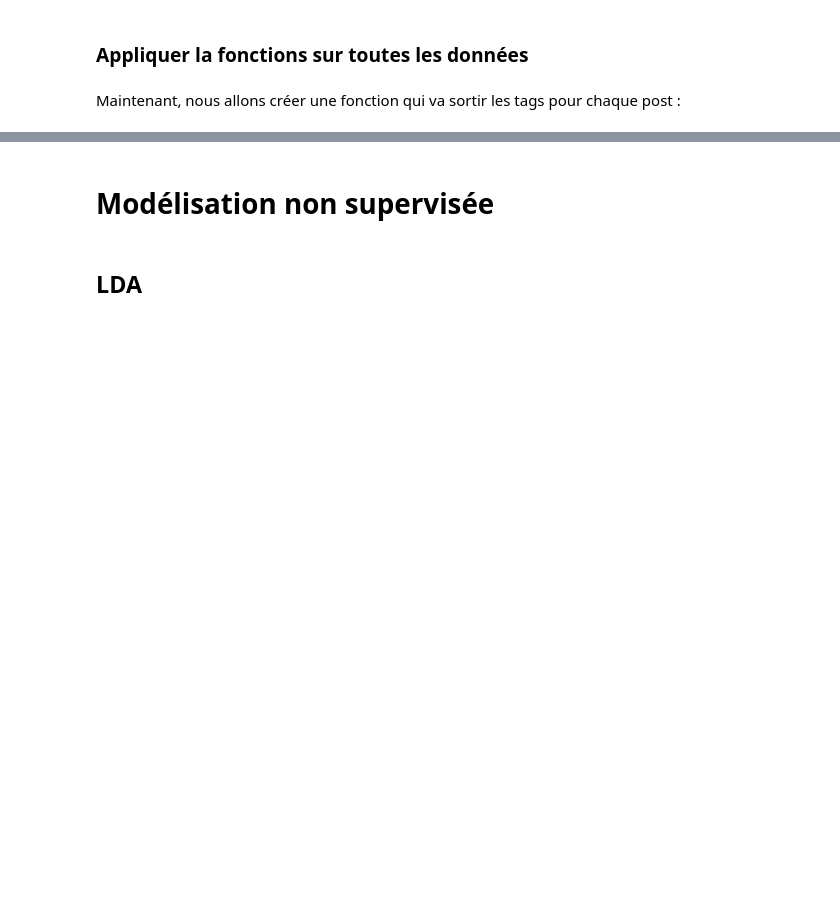
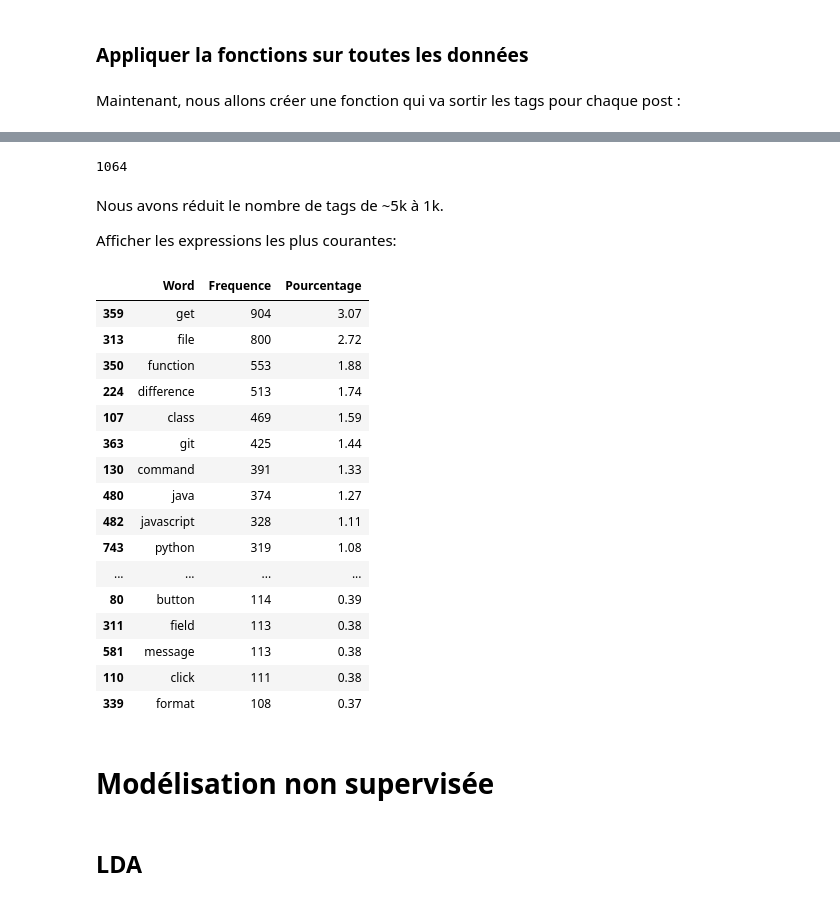
Before and after one commit to Lenka-St/Projet5, a Jupyter notebook: Notebook2_Modelisation.ipynb, the cells around one changed output, grey strips where cells are left out. Saved outputs shown, nothing was run; the diff lists cells and outputs as text; code cells hidden in the pictures; blank space fills up the shorter version.

```diff
--- a/Notebook2_Modelisation.ipynb
+++ b/Notebook2_Modelisation.ipynb
@@ -480,0 +573,21 @@ tags
+# %%
+#Second execution after stop-words update
+print ("Creating the bag of words...\n")
+
+# Initialize the "CountVectorizer" object, which is scikit-learn's
+# bag of words tool.
+vectorizer = CountVectorizer(analyzer = "word",   \
+                             tokenizer = None,    \
+                             preprocessor = None, \
+                             strip_accents=None,
+                             max_features = 5000,
+                             lowercase=False,
+                             stop_words = None)
+
+
+# fit_transform() does two functions: First, it fits the model
+# and learns the vocabulary; second, it transforms our training data
+# into feature vectors. The input to fit_transform should be a list of
+# strings.
+
+predicted_tags_bow = vectorizer.fit_transform(predicted_tags_str)
@@ -480,0 +596,5 @@ tags
+# %%
+predicted_tags_bow = predicted_tags_bow.toarray()
+# %%
+# Create a vocabulary of features
+predicted_tags_vocab_bow = vectorizer.get_feature_names()
@@ -481,3 +614,38 @@ tags
+# %%
+len(predicted_tags_vocab_bow)
+# %% [output]
+1064
+# %% [markdown]
+Nous avons réduit le nombre de tags de ~5k à 1k.
+
+Afficher les expressions les plus courantes:
+# %%
+# Sum up the counts of each vocabulary word
+predicted_tags_dist_bow = np.sum(predicted_tags_bow, axis=0)
+# %%
+freq_tags_bow = DataFrame(zip(predicted_tags_vocab_bow, predicted_tags_dist_bow))
+freq_tags_bow.rename({0:'Word', 1:'Frequence'}, axis = 1, inplace = True)
+freq_tags_bow.sort_values(['Frequence'], inplace = True, ascending=False)
+freq_tags_bow['Pourcentage'] = round(freq_tags_bow['Frequence']*100/sum(freq_tags_bow['Frequence']),2)
+freq_tags_bow[:50]
+# %% [output]
+|  | Word | Frequence | Pourcentage |
+| 359 | get | 904 | 3.07 |
+| 313 | file | 800 | 2.72 |
+| 350 | function | 553 | 1.88 |
+| 224 | difference | 513 | 1.74 |
+| 107 | class | 469 | 1.59 |
+| 363 | git | 425 | 1.44 |
+| 130 | command | 391 | 1.33 |
+| 480 | java | 374 | 1.27 |
+| 482 | javascript | 328 | 1.11 |
+| 743 | python | 319 | 1.08 |
+| ... | ... | ... | ... |
+| 80 | button | 114 | 0.39 |
+| 311 | field | 113 | 0.38 |
+| 581 | message | 113 | 0.38 |
+| 110 | click | 111 | 0.38 |
+| 339 | format | 108 | 0.37 |
 # %% [markdown]
 # Modélisation non supervisée
 # %% [markdown]
```
Also changed, not shown: parts of 116 cells of this notebook, 1 other file.
